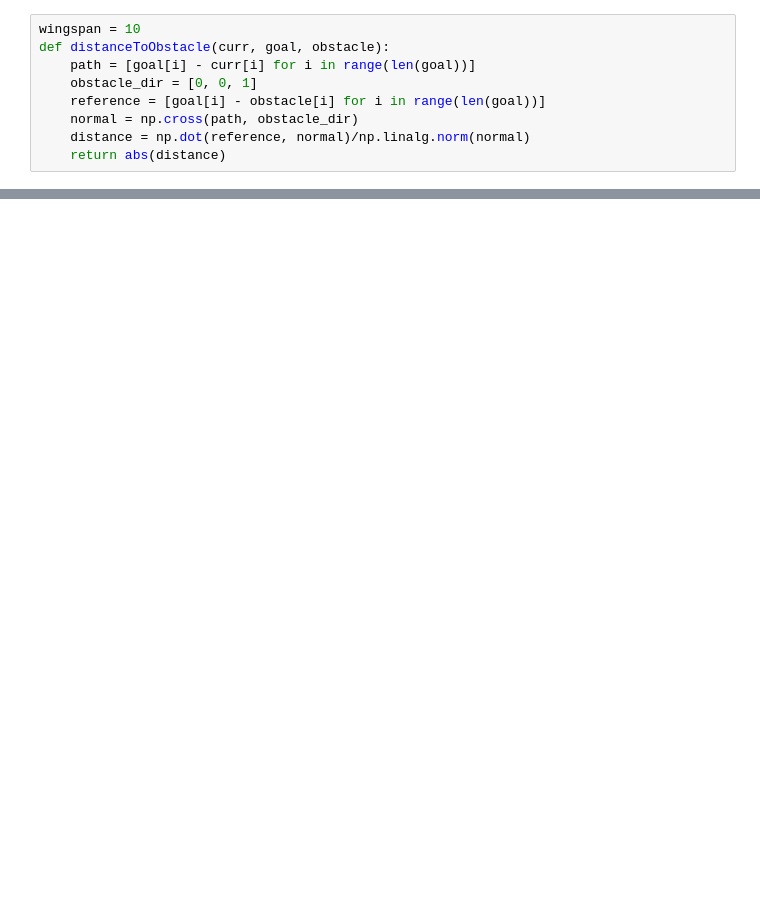
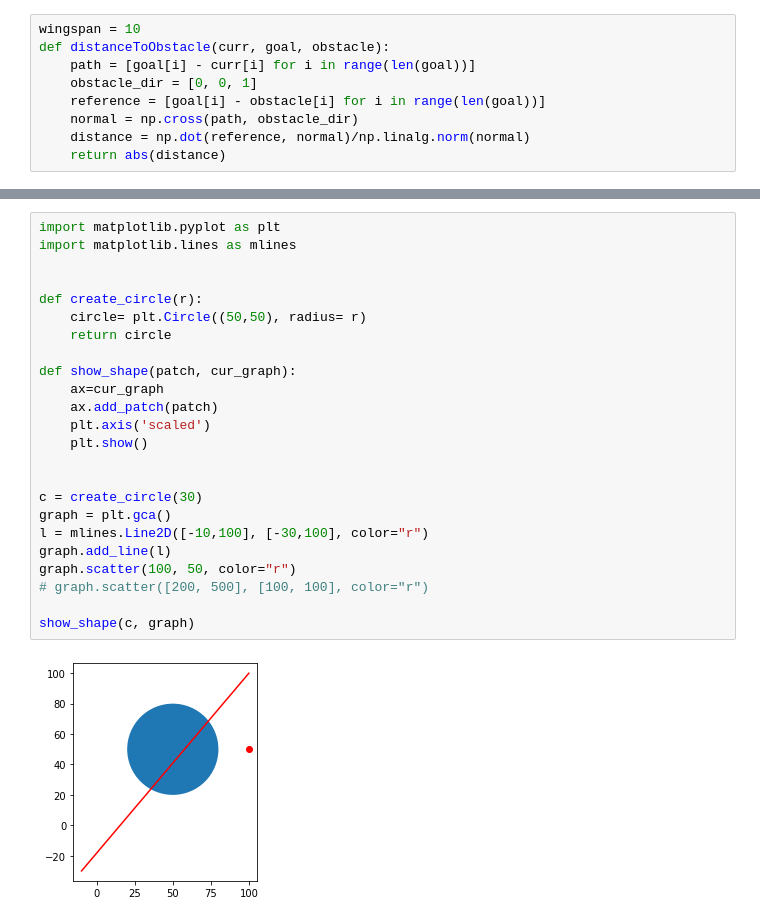
Before and after one commit to UAVs-at-Berkeley/AutoNav, a Jupyter notebook: src/obstacle_point_generation.ipynb, the cells around one changed output, grey strips where cells are left out. Drawn from its saved outputs; the diff is of its cells as text; blank space fills up the shorter version.

Commit message:
circle line

```diff
--- a/src/obstacle_point_generation.ipynb
+++ b/src/obstacle_point_generation.ipynb
@@ -82,0 +78,26 @@ dangerousObstacles([100, 100, 100], [500, 500, 500])
+# %%
+import matplotlib.pyplot as plt
+import matplotlib.lines as mlines
+
+
+def create_circle(r):
+    circle= plt.Circle((50,50), radius= r)
+    return circle
+
+def show_shape(patch, cur_graph):
+    ax=cur_graph
+    ax.add_patch(patch)
+    plt.axis('scaled')
+    plt.show()
+
+
+c = create_circle(30)
+graph = plt.gca()
+l = mlines.Line2D([-10,100], [-30,100], color="r")
+graph.add_line(l)
+graph.scatter(100, 50, color="r")
+# graph.scatter([200, 500], [100, 100], color="r")
+
+show_shape(c, graph)
+# %% [output]
+[figure, added]
```
Also changed, not shown: parts of 3 cells of this notebook.
